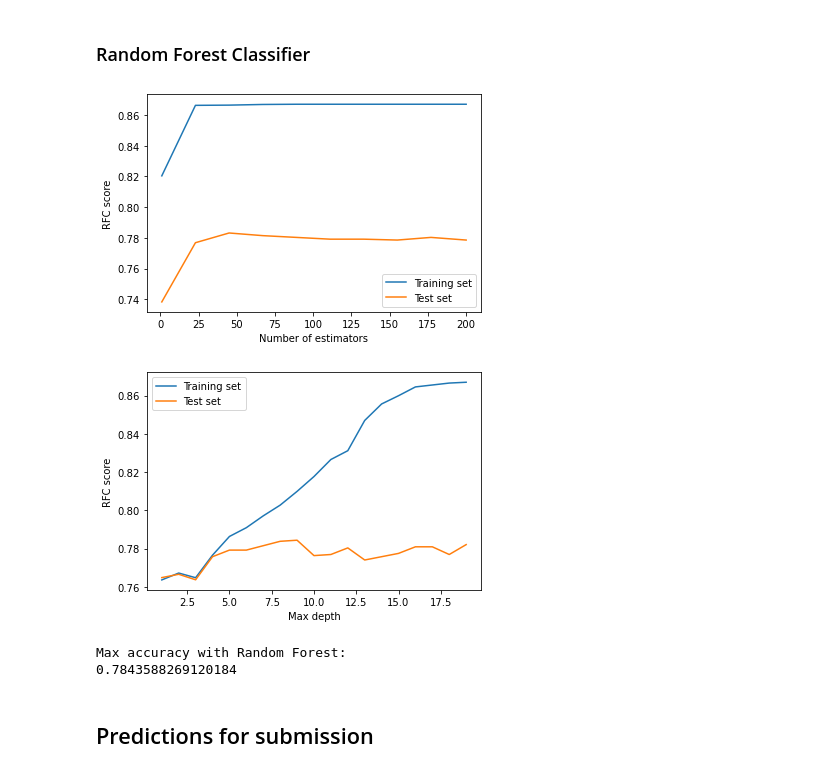
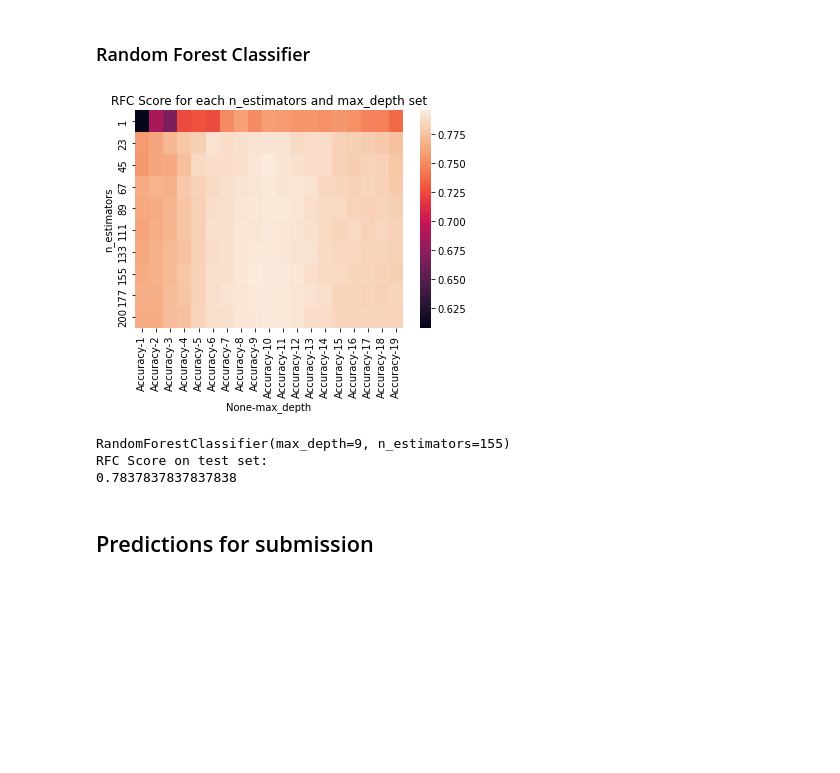
Before and after one commit to cseilcseil/spaceship-titanic, a Jupyter notebook: spaceship_titanic.ipynb, the cells around one changed output. Drawn from its saved outputs; the diff is of its cells as text; code cells hidden in the pictures; blank space fills up the shorter version.

Commit message:
hyperparameter tuning for KNN and RF

```diff
--- a/spaceship_titanic.ipynb
+++ b/spaceship_titanic.ipynb
@@ -236,50 +238,33 @@ plt.show()
 # %% [markdown]
 ### Random Forest Classifier
-# %%
-from sklearn.ensemble import RandomForestClassifier
-
-rfc_scores_train = []
-rfc_scores_test = []
-
-for n in np.linspace(1,200,10,dtype=int):
-    rfc = RandomForestClassifier(n_estimators=n).fit(X_train,y_train)
-    rfc_scores_train.append(rfc.score(X_train,y_train))
-    rfc_scores_test.append(rfc.score(X_test,y_test))
-
-plt.figure(2)
-plt.plot(np.linspace(1,200,10,dtype=int),rfc_scores_train)
-plt.plot(np.linspace(1,200,10,dtype=int),rfc_scores_test)
-plt.xlabel('Number of estimators')
-plt.ylabel('RFC score')
-plt.legend(['Training set','Test set'])
-plt.show()
-
-# 100 estimators (default) is a good number; now optimize depth
-# %% [output]
-[figure, removed]
-# %%
-rfc_scores_train = []
-rfc_scores_test = []
-
-for d in range(1,20):
-    rfc = RandomForestClassifier(n_estimators = 70, max_depth = d).fit(X_train,y_train)
-    rfc_scores_train.append(rfc.score(X_train,y_train))
-    rfc_scores_test.append(rfc.score(X_test,y_test))
-
-plt.figure(3)
-plt.plot(range(1,20),rfc_scores_train)
-plt.plot(range(1,20),rfc_scores_test)
-plt.xlabel('Max depth')
-plt.ylabel('RFC score')
-plt.legend(['Training set','Test set'])
-plt.show()
-
-print('Max accuracy with Random Forest:')
-print(max(rfc_scores_test))
-# %% [output]
-[figure, removed]
-Max accuracy with Random Forest:
-0.7843588269120184
+# %%
+from sklearn.ensemble import RandomForestClassifier
+from sklearn.model_selection import GridSearchCV
+
+# Hyperparameter tuning with GridSearchCV
+parameters = {'n_estimators':np.linspace(1,200,10,dtype=int),'max_depth':range(1,20)}
+rfc = GridSearchCV(RandomForestClassifier(),parameters).fit(X_train,y_train)
+# %%
+# Evaluating results from GridSearchCV
+
+# Evaluating table of scores
+df = pd.concat([pd.DataFrame(rfc.cv_results_['params']), pd.DataFrame(rfc.cv_results_['mean_test_score'], columns=['Accuracy'])], axis=1)
+rfc_table = df.pivot(index = 'n_estimators', columns = 'max_depth')
+sns.heatmap(rfc_table)
+plt.title('RFC Score for each n_estimators and max_depth set')
+plt.show()
+
+# Printing best set of parameters
+print(rfc.best_estimator_)
+
+# Evaluating score on test set
+print('RFC Score on test set:')
+print(rfc.score(X_test,y_test))
+# %% [output]
+[figure, added]
+RandomForestClassifier(max_depth=9, n_estimators=155)
+RFC Score on test set:
+0.7837837837837838
 # %% [markdown]
 ## Predictions for submission
 # %%
```
Also changed, not shown: parts of 2 cells of this notebook.
